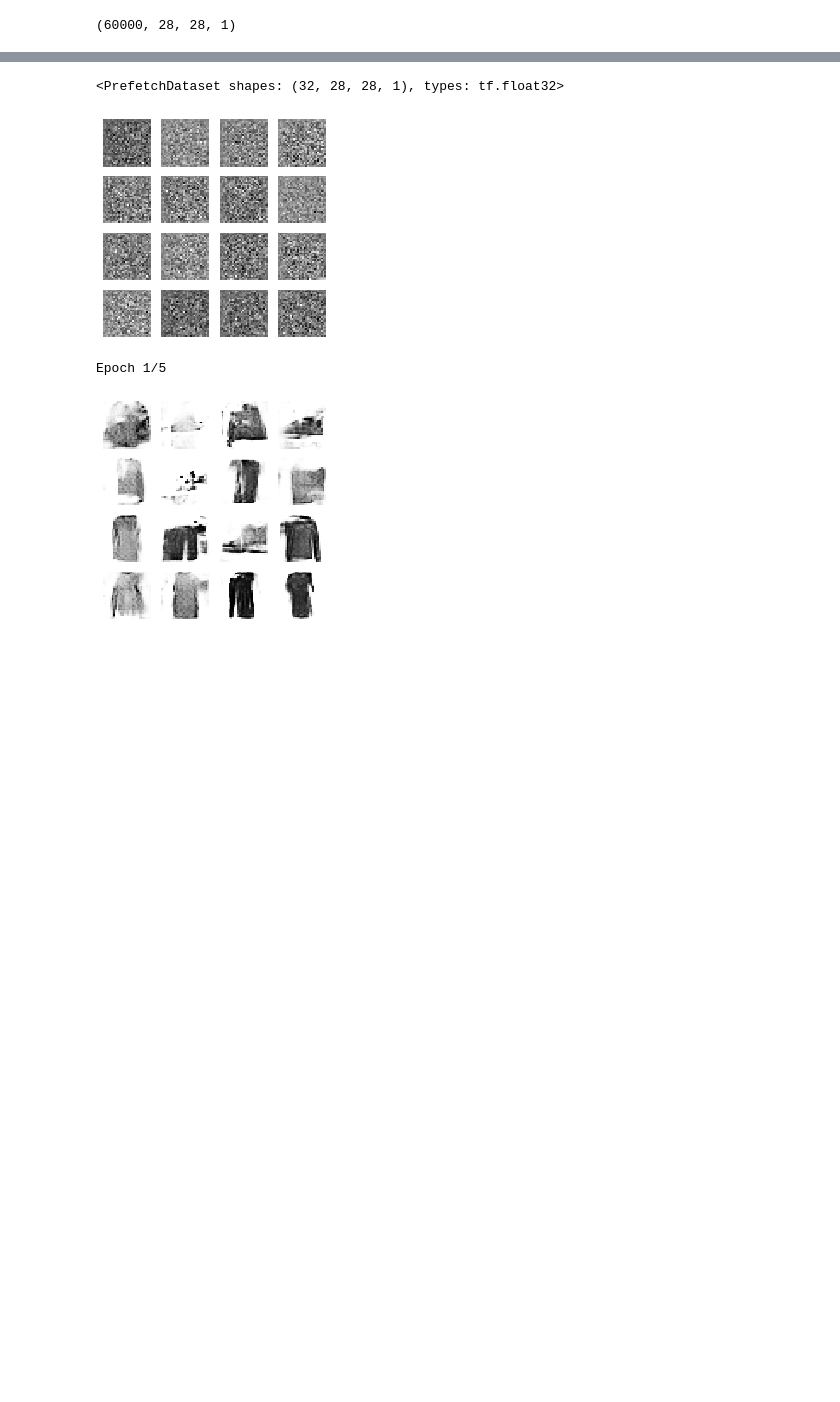
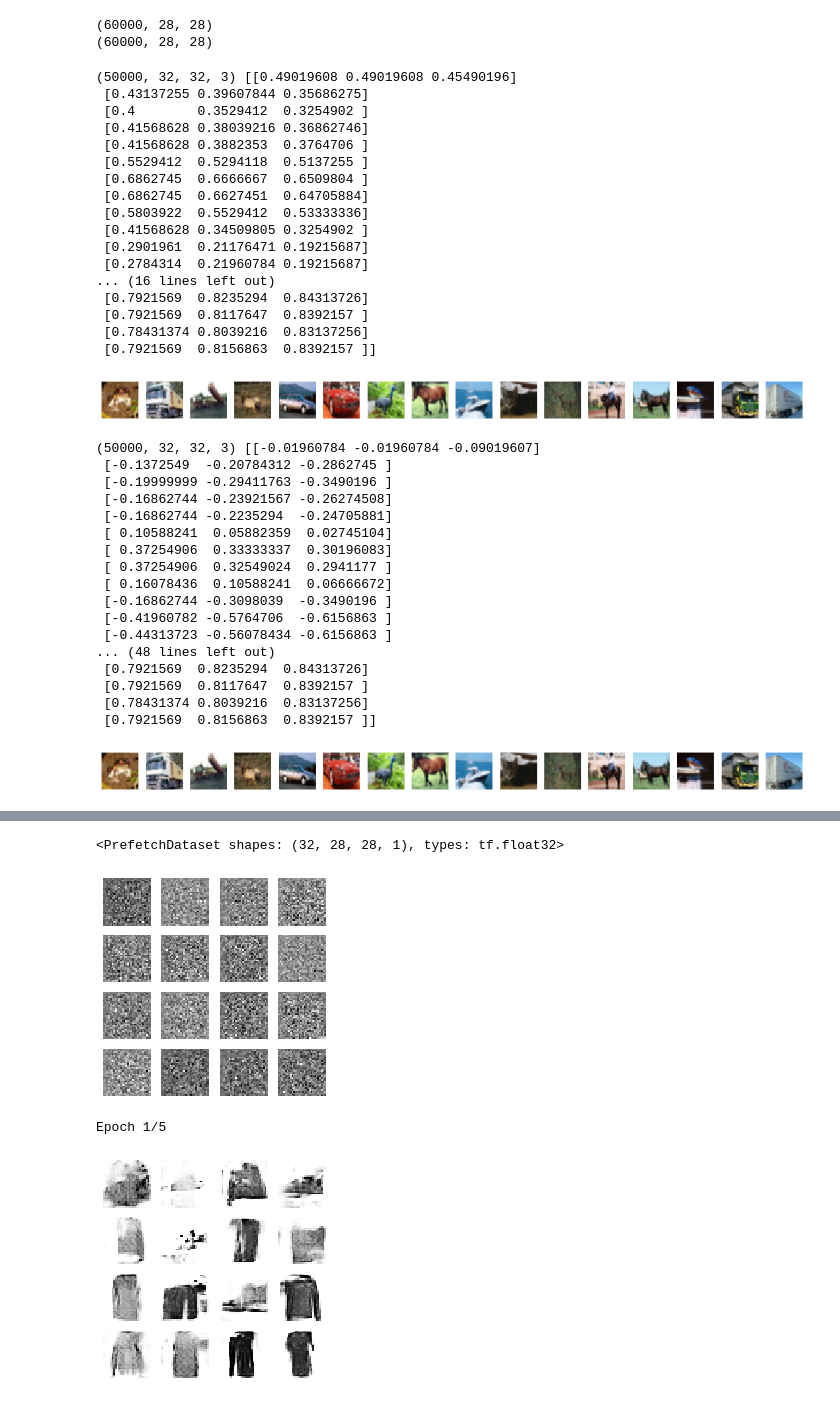
Before and after one commit to yebiny/GenerativeModels-tf2.0, a Jupyter notebook: 2-GAN/ganTest.ipynb, the cells around one changed output, grey strips where cells are left out. Cells and saved outputs as stored; diff of their text form; code cells hidden in the pictures; blank space fills up the shorter version.

```diff
--- a/2-GAN/ganTest.ipynb
+++ b/2-GAN/ganTest.ipynb
@@ -122,8 +125,59 @@ class GAN():
 # %%
 (x_train, y_train), (x_test, y_test) = tf.keras.datasets.fashion_mnist.load_data()
+print(x_train.shape)
 x_train = x_train.astype(np.float32) / 255
-x_train_dcgan = x_train.reshape(-1, 28, 28, 1) * 2. - 1.
-x_train_dcgan.shape
+print(x_train.shape)
+x_train = x_train.reshape(-1, 28, 28, 1)
+x_train = x_train* 2. - 1.
 # %% [output]
-(60000, 28, 28, 1)
+(60000, 28, 28)
+(60000, 28, 28)
+# %%
+(x_train, y_train), (x_test, y_test) = tf.keras.datasets.cifar10.load_data()
+
+x_train = x_train.astype(np.float32) / 255
+print(x_train.shape, x_train[9][0])
+plot_multiple_images(x_train[:16])
+x_train = x_train* 2. - 1.
+print(x_train.shape, x_train[9][0])
+x_train = (x_train+1)/2
+print(x_train.shape, x_train[9][0])
+plot_multiple_images(x_train[:16])
+# %% [output]
+(50000, 32, 32, 3) [[0.49019608 0.49019608 0.45490196]
+ [0.43137255 0.39607844 0.35686275]
+ [0.4        0.3529412  0.3254902 ]
+ [0.41568628 0.38039216 0.36862746]
+ [0.41568628 0.3882353  0.3764706 ]
+ [0.5529412  0.5294118  0.5137255 ]
+ [0.6862745  0.6666667  0.6509804 ]
+ [0.6862745  0.6627451  0.64705884]
+ [0.5803922  0.5529412  0.53333336]
+ [0.41568628 0.34509805 0.3254902 ]
+ [0.2901961  0.21176471 0.19215687]
+ [0.2784314  0.21960784 0.19215687]
+... (16 lines left out)
+ [0.7921569  0.8235294  0.84313726]
+ [0.7921569  0.8117647  0.8392157 ]
+ [0.78431374 0.8039216  0.83137256]
+ [0.7921569  0.8156863  0.8392157 ]]
+[figure, added]
+(50000, 32, 32, 3) [[-0.01960784 -0.01960784 -0.09019607]
+ [-0.1372549  -0.20784312 -0.2862745 ]
+ [-0.19999999 -0.29411763 -0.3490196 ]
+ [-0.16862744 -0.23921567 -0.26274508]
+ [-0.16862744 -0.2235294  -0.24705881]
+ [ 0.10588241  0.05882359  0.02745104]
+ [ 0.37254906  0.33333337  0.30196083]
+ [ 0.37254906  0.32549024  0.2941177 ]
+ [ 0.16078436  0.10588241  0.06666672]
+ [-0.16862744 -0.3098039  -0.3490196 ]
+ [-0.41960782 -0.5764706  -0.6156863 ]
+ [-0.44313723 -0.56078434 -0.6156863 ]
+... (48 lines left out)
+ [0.7921569  0.8235294  0.84313726]
+ [0.7921569  0.8117647  0.8392157 ]
+ [0.78431374 0.8039216  0.83137256]
+ [0.7921569  0.8156863  0.8392157 ]]
+[figure, added]
 # %%
```
Also changed, not shown: parts of 4 cells of this notebook, 3 other files.
